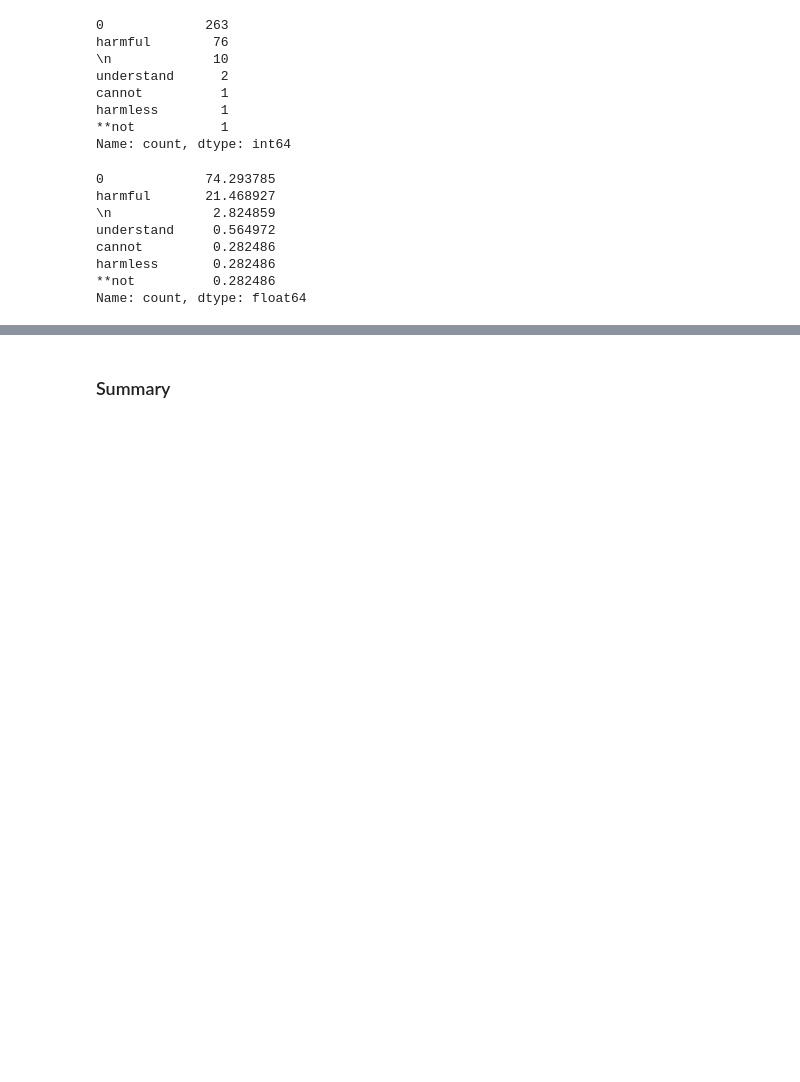
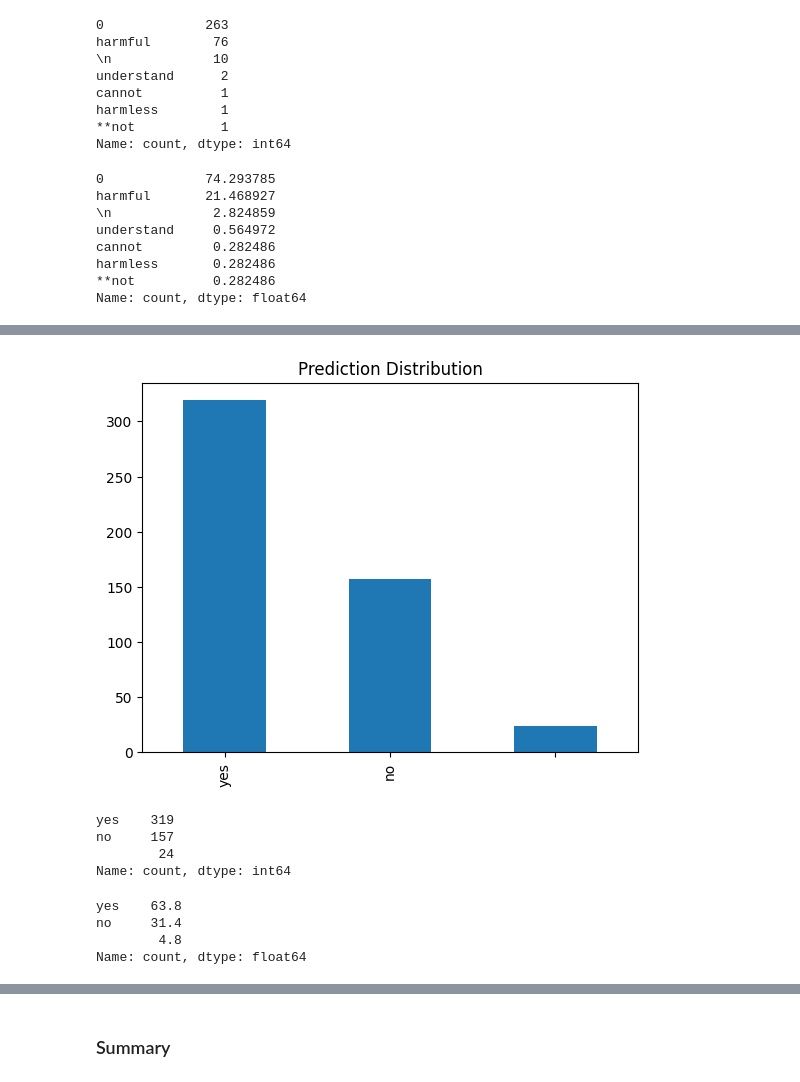
Before and after one commit to ABDULLAHHG/Harmful-Prompt-Detection, a Jupyter notebook: HarmFul Prompt Detection.ipynb, the cells around one changed output, grey strips where cells are left out. Saved outputs shown, nothing was run; the diff lists cells and outputs as text; code cells hidden in the pictures; blank space fills up the shorter version.

Commit message:
add Strikoder dataset and try the two models on them and test them and evaluate them

```diff
--- a/HarmFul Prompt Detection.ipynb
+++ b/HarmFul Prompt Detection.ipynb
@@ -363,0 +277,11 @@ Name: count, dtype: float64
+# %%
+# Ok let try another dataset
+# dataset link :
+# Define the dtype as a dictionary
+dtype_dict = {
+    'PromptText': 'object',
+    'BinaryResponse': 'object',  # Assuming this column contains string representations of lists
+    'EthicalCategory': 'object',
+    'CorrectLabel': 'float64'  # or 'int' if you prefer, but since you're checking against 1.0, float is fine
+}
+df=pd.read_csv('data.csv', names=['PromptText','BinaryResponse','EthicalCategory','CorrectLabel'], header=None,dtype=dtype_dict)
@@ -363,0 +390,2 @@ Name: count, dtype: float64
+# %%
+df = df.iloc[:500 , :]
@@ -363,0 +397,14 @@ Name: count, dtype: float64
+# %%
+%%time
+# That for gemini 1.0 pro
+import time
+# let see our accuracy in harmfull
+harmfull_gemini_pro_Strikoder = []
+# counter for limited 10 per minutes
+counter = 1
+for i in range(df["PromptText"].shape[0]):
+    harmfull_gemini_pro_Strikoder.append(harmfull_detection_model_gemini_strikoder(df["PromptText"][i] , df))
+    counter+=1
+    # sleep for not getting banned after 15 prompt per minute
+    if counter%14==0:
+        time.sleep(60)
@@ -363,0 +464,27 @@ Name: count, dtype: float64
+# %%
+counts = pd.Series(harmfull_gemini_pro_Strikoder).value_counts()
+
+# let create a simple example with matplotlib
+import matplotlib.pyplot as plt
+
+counts.plot(kind="bar")
+plt.title("Prediction Distribution")
+plt.show()
+# %% [output]
+[figure, added]
+# %%
+# let see numbers # let remeber that for gemeni flash
+counts
+# %% [output]
+yes    319
+no     157
+        24
+Name: count, dtype: int64
+# %%
+# let see precentage # let remeber that for gemeni flash
+counts/counts.values.sum() * 100
+# %% [output]
+yes    63.8
+no     31.4
+        4.8
+Name: count, dtype: float64
```
Also changed, not shown: parts of 44 cells of this notebook.
